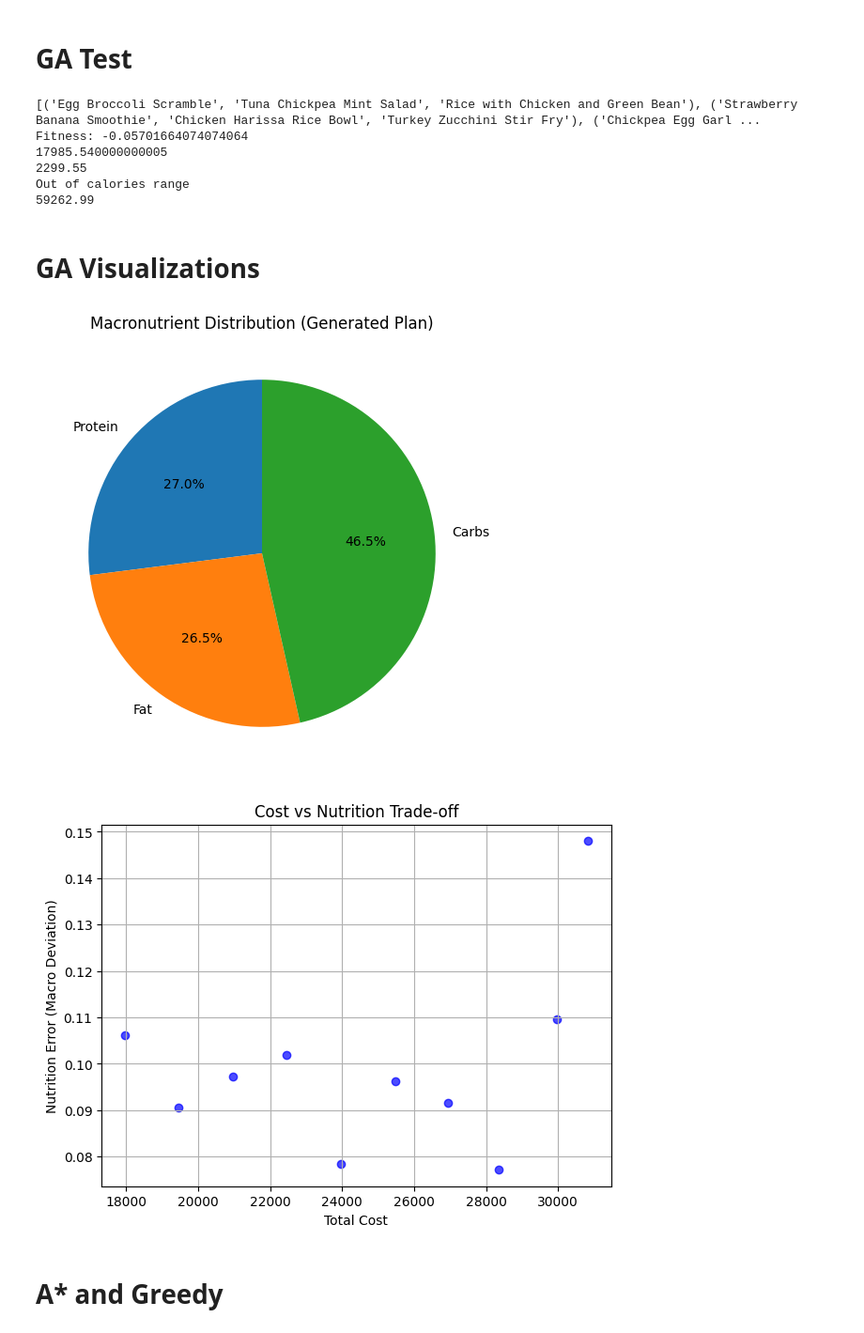
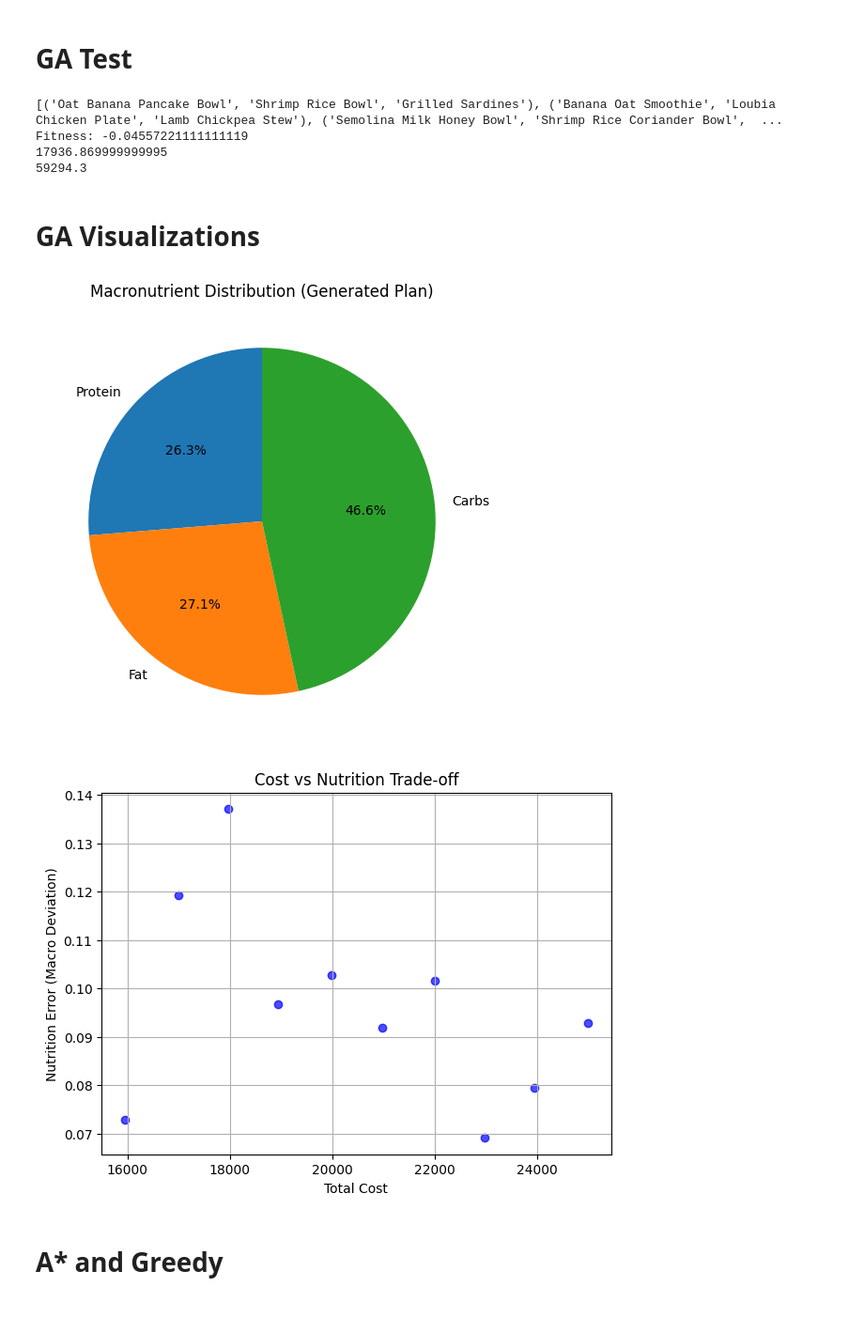
Before and after one commit to Abdelouahab-aourar/Nutri-Mlih, a Jupyter notebook: main.ipynb, the cells around one changed output. Shown at 94% size. Cells and saved outputs as stored; diff of their text form; code cells hidden in the pictures.

```diff
--- a/main.ipynb
+++ b/main.ipynb
@@ -872,10 +872,10 @@ class GAProblem:
                 model["Lunch"][day[1]][2] +
                 model["Dinner"][day[2]][2]
             )
-            if day_calories != tdee:
-                bad_days += 0.001
             if day_calories < lower_bound or day_calories > upper_bound:
                 bad_days += 1
+            else:
+                bad_days += abs(tdee-day_calories) / tdee
             total_macro_dev += self._macro_penalty_for_day(day)
         nutrition_penalty = bad_days / len(state)
         macro_penalty     = total_macro_dev / len(state)
@@ -926,12 +926,10 @@ print(f"Fitness: {fitness}")
 print(g.get_total_cost(solution))
 print(g.get_total_cal(solution))
 # %% [output]
-[('Egg Broccoli Scramble', 'Tuna Chickpea Mint Salad', 'Rice with Chicken and Green Bean'), ('Strawberry Banana Smoothie', 'Chicken Harissa Rice Bowl', 'Turkey Zucchini Stir Fry'), ('Chickpea Egg Garl ...
-Fitness: -0.05701664074074064
-17985.540000000005
-2299.55
-Out of calories range
-59262.99
+[('Oat Banana Pancake Bowl', 'Shrimp Rice Bowl', 'Grilled Sardines'), ('Banana Oat Smoothie', 'Loubia Chicken Plate', 'Lamb Chickpea Stew'), ('Semolina Milk Honey Bowl', 'Shrimp Rice Coriander Bowl',  ...
+Fitness: -0.04557221111111119
+17936.869999999995
+59294.3
 # %% [markdown]
 # GA Visualizations
 # %%
@@ -958,37 +956,37 @@ def macro_error(meals,state): # we have two also in this we use it in the visual
     return error
 
 def get_axis_plot(meals):
      costs = []
      errors = []
-     i = 18000
+     i = 16000
      for _ in range(10):  # 30 different solution
         g = GAProblem(recipes_df,i,2200)
         solution,_ = GASearch(g)
         cost = g.get_total_cost(solution)
         error = macro_error(meals,solution)
-        i += 1500
+        i += 1000
         costs.append(cost)
         errors.append(error)
      return costs,errors
 
 meals_details = TransitionModel # we caluclate for each prblem except the CSP
 labels = ['Protein', 'Fat', 'Carbs']
 values = get_macro_nutrition(meals_details,solution)
 plt.figure(figsize=(6,6))
 plt.pie(values, labels=labels, autopct='%1.1f%%', startangle=90)
 plt.title('Macronutrient Distribution (Generated Plan)')
 plt.show()
 x_axis,y_axis = get_axis_plot(meals_details)
 plt.figure(figsize=(7,5))
 plt.scatter(x_axis, y_axis, color='blue', alpha=0.7)
 plt.xlabel("Total Cost")
 plt.ylabel("Nutrition Error (Macro Deviation)")
 plt.title("Cost vs Nutrition Trade-off")
 plt.grid(True)
 plt.show()
 # %% [output]
-[figure, old version]
+[figure, new version]
-[figure, old version]
+[figure, new version]
 # %% [markdown]
 # A* and Greedy
 # %% [markdown]
```
Also changed, not shown: parts of 5 cells of this notebook.
